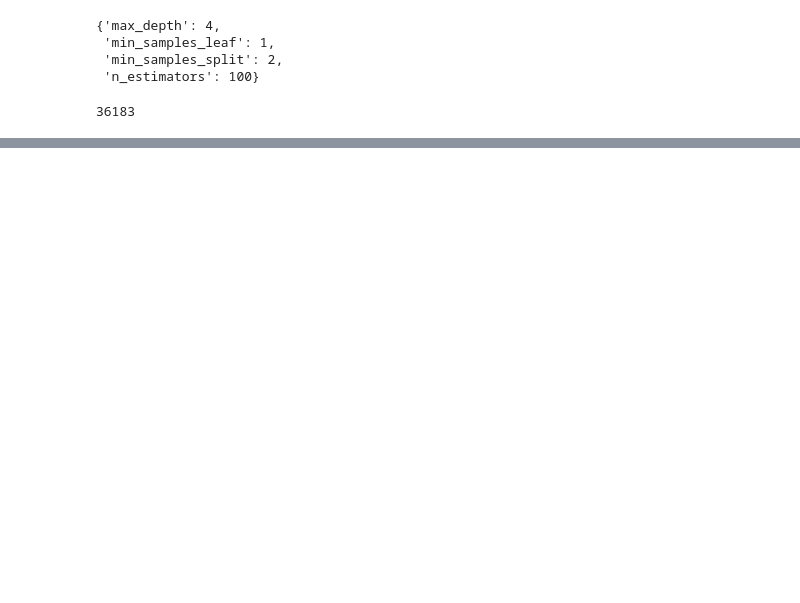
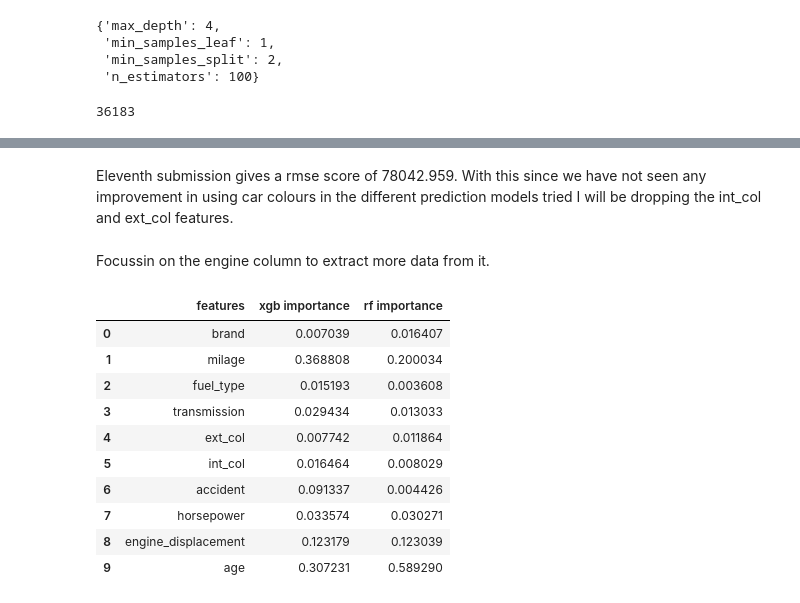
Before and after one commit to othnielche/KaggleX-Skill-Assessment-Challenge-2024, a Jupyter notebook: KaggleX challenge.ipynb, the cells around one changed output, grey strips where cells are left out. Drawn from its saved outputs; the diff is of its cells as text; code cells hidden in the pictures; blank space fills up the shorter version.

Commit message:
Find feature importance for each of the features for features used in the XGBoost Regressor model and the Random Forest Regressor model

```diff
--- a/KaggleX challenge.ipynb
+++ b/KaggleX challenge.ipynb
@@ -2175,0 +2194,3 @@ grid_search.fit(X, y)
+# %%
+xgb_tuned = grid_search.best_estimator_
+cv_score = cross_val_score(xgb_tuned, X, y, cv = 5, scoring='neg_mean_squared_error')
@@ -2187 +2206,31 @@ array([ 3,  2, 10,  6, 13, 11, 12,  9,  7,  8,  5,  4, 14,  1], dtype=int8)
+# %% [markdown]
+Eleventh submission gives a rmse score of 78042.959. With this since we have not seen any improvement in using car colours in the different prediction models tried I will be dropping the int_col and ext_col features.
+# %% [markdown]
+Focussin on the engine column to extract more data from it.
+# %%
+rf_tuned_imp = pd.Series(rf_tuned.feature_importances_)
+# %%
+xgb_tuned_imp = pd.Series(xgb_tuned.feature_importances_)
+# %%
+data_columns = pd.Series(test.columns)
+# %%
+importance = pd.DataFrame({
+    'features': data_columns,
+    'xgb importance': xgb_tuned_imp,
+    'rf importance': rf_tuned_imp
+})
+
+importance
+# %% [output]
+|  | features | xgb importance | rf importance |
+| 0 | brand | 0.007039 | 0.016407 |
+| 1 | milage | 0.368808 | 0.200034 |
+| 2 | fuel_type | 0.015193 | 0.003608 |
+| 3 | transmission | 0.029434 | 0.013033 |
+| 4 | ext_col | 0.007742 | 0.011864 |
+| 5 | int_col | 0.016464 | 0.008029 |
+| 6 | accident | 0.091337 | 0.004426 |
+| 7 | horsepower | 0.033574 | 0.030271 |
+| 8 | engine_displacement | 0.123179 | 0.123039 |
+| 9 | age | 0.307231 | 0.589290 |
 # %%
```
Also changed, not shown: parts of 10 cells of this notebook, 2 other files.
